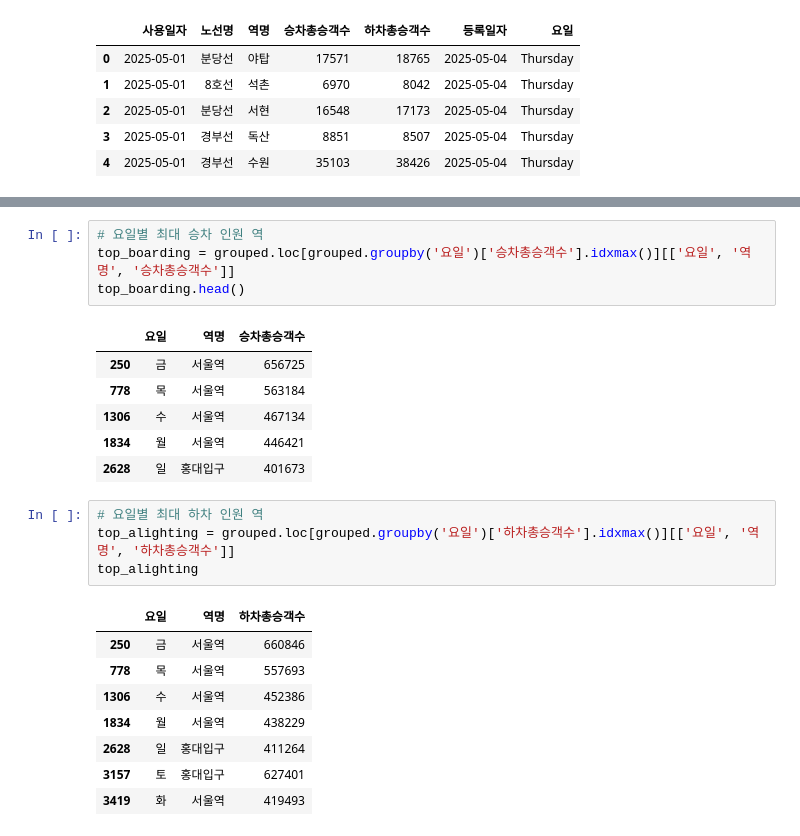
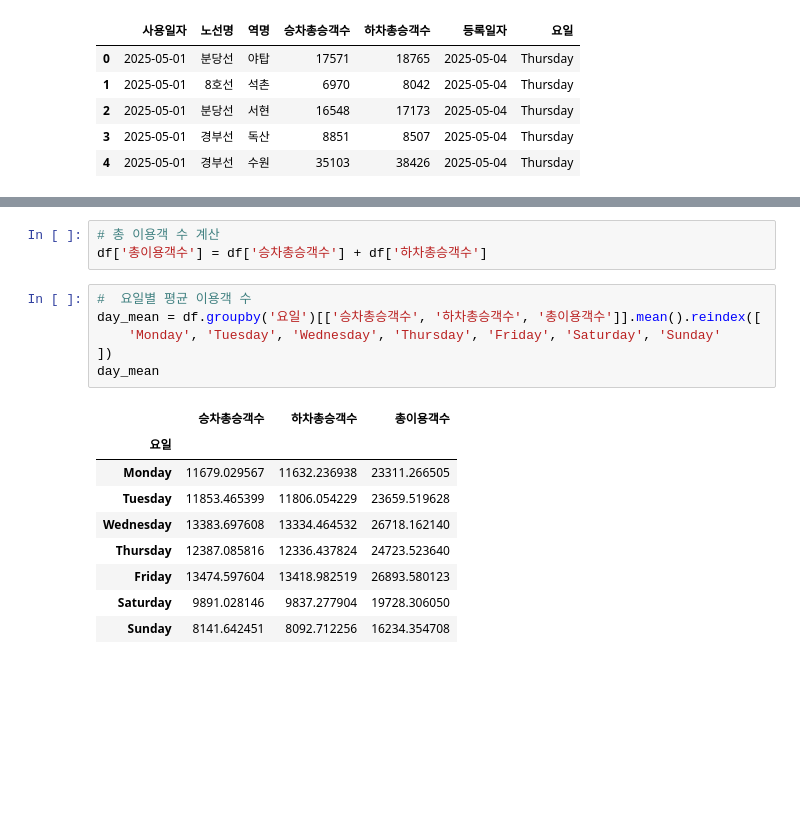
Before and after one commit to 2rlo0/hipython_rep, a Jupyter notebook: min_proj/지하철분석보고서.ipynb, the cells around one changed output, grey strips where cells are left out. Drawn from its saved outputs; the diff is of its cells as text; blank space fills up the shorter version.

```diff
--- a/min_proj/지하철분석보고서.ipynb
+++ b/min_proj/지하철분석보고서.ipynb
@@ -113,24 +92,19 @@ grouped.head()
-# %%
-# 요일별 최대 승차 인원 역
-top_boarding = grouped.loc[grouped.groupby('요일')['승차총승객수'].idxmax()][['요일', '역명', '승차총승객수']]
-top_boarding.head()
-# %% [output]
-|  | 요일 | 역명 | 승차총승객수 |
-| 250 | 금 | 서울역 | 656725 |
-| 778 | 목 | 서울역 | 563184 |
-| 1306 | 수 | 서울역 | 467134 |
-| 1834 | 월 | 서울역 | 446421 |
-| 2628 | 일 | 홍대입구 | 401673 |
-# %%
-# 요일별 최대 하차 인원 역
-top_alighting = grouped.loc[grouped.groupby('요일')['하차총승객수'].idxmax()][['요일', '역명', '하차총승객수']]
-top_alighting
-# %% [output]
-|  | 요일 | 역명 | 하차총승객수 |
-| 250 | 금 | 서울역 | 660846 |
-| 778 | 목 | 서울역 | 557693 |
-| 1306 | 수 | 서울역 | 452386 |
-| 1834 | 월 | 서울역 | 438229 |
-| 2628 | 일 | 홍대입구 | 411264 |
-| 3157 | 토 | 홍대입구 | 627401 |
-| 3419 | 화 | 서울역 | 419493 |
+# %%
+# 총 이용객 수 계산
+df['총이용객수'] = df['승차총승객수'] + df['하차총승객수']
+# %%
+#  요일별 평균 이용객 수
+day_mean = df.groupby('요일')[['승차총승객수', '하차총승객수', '총이용객수']].mean().reindex([
+    'Monday', 'Tuesday', 'Wednesday', 'Thursday', 'Friday', 'Saturday', 'Sunday'
+])
+day_mean
+# %% [output]
+|  | 승차총승객수 | 하차총승객수 | 총이용객수 |
+| 요일 |  |  |  |
+| Monday | 11679.029567 | 11632.236938 | 23311.266505 |
+| Tuesday | 11853.465399 | 11806.054229 | 23659.519628 |
+| Wednesday | 13383.697608 | 13334.464532 | 26718.162140 |
+| Thursday | 12387.085816 | 12336.437824 | 24723.523640 |
+| Friday | 13474.597604 | 13418.982519 | 26893.580123 |
+| Saturday | 9891.028146 | 9837.277904 | 19728.306050 |
+| Sunday | 8141.642451 | 8092.712256 | 16234.354708 |
```
Also changed, not shown: parts of 36 cells of this notebook.
